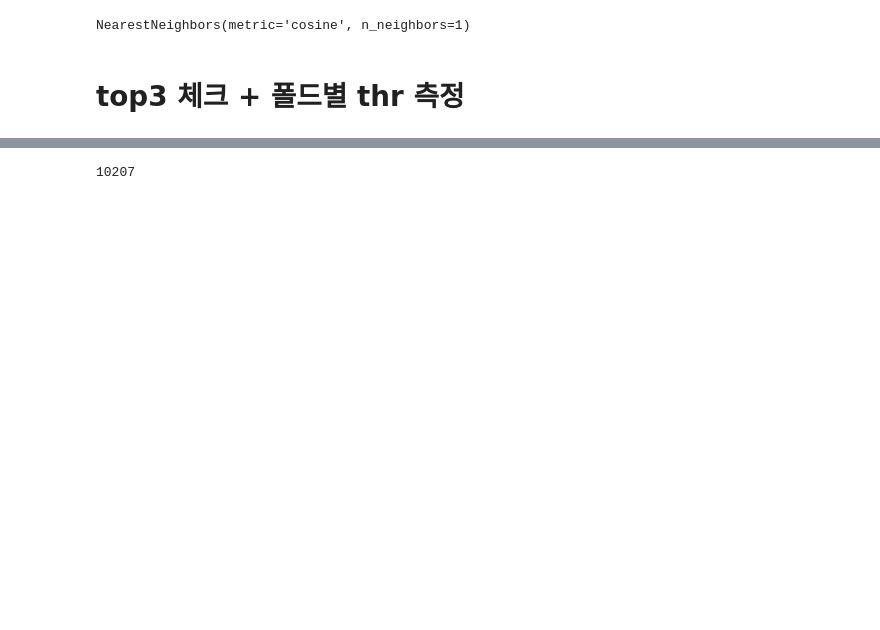
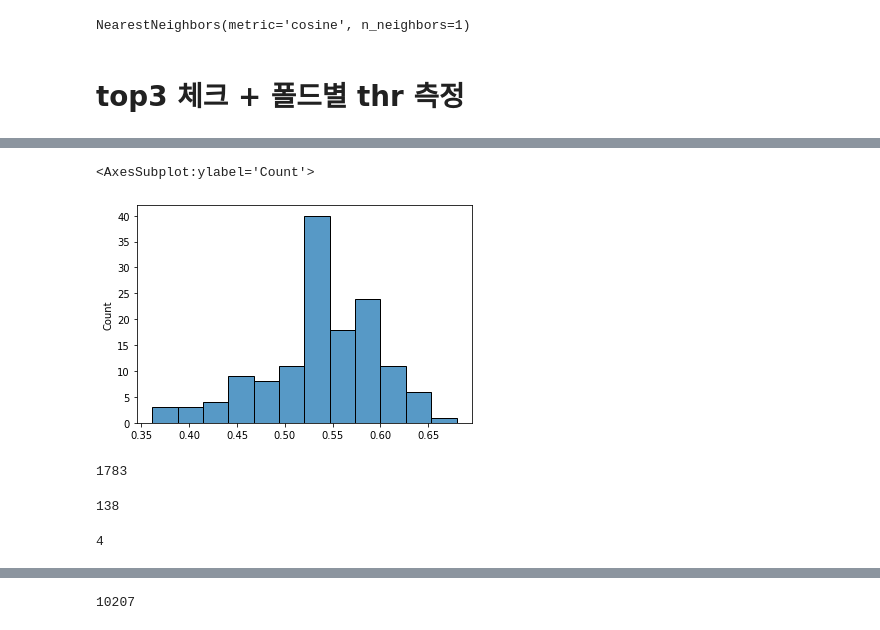
Before and after one commit to YDdreammaker/dl_whale_classification, a Jupyter notebook: inference.ipynb, the cells around one changed output, grey strips where cells are left out. Saved outputs shown, nothing was run; the diff lists cells and outputs as text; code cells hidden in the pictures; blank space fills up the shorter version.

Commit message:
[Update] train_specie, inference

```diff
--- a/inference.ipynb
+++ b/inference.ipynb
@@ -155,0 +199,17 @@ wrong % 0.32483542788749253
+# %%
+sns.histplot(distance2[:,1][wrong1 & correct2])
+# %% [output]
+<AxesSubplot:ylabel='Count'>
+[figure, added]
+# %%
+wrong1.sum()
+# %% [output]
+1783
+# %%
+(wrong1 & correct2).sum() # specie 모델, 중복제거
+# %% [output]
+138
+# %%
+(distance2[:,1][wrong1 & correct2]<0.4).sum() # distance로 판단을 하면 안된다
+# %% [output]
+4
```
Also changed, not shown: parts of 77 cells of this notebook, 1 other file.
